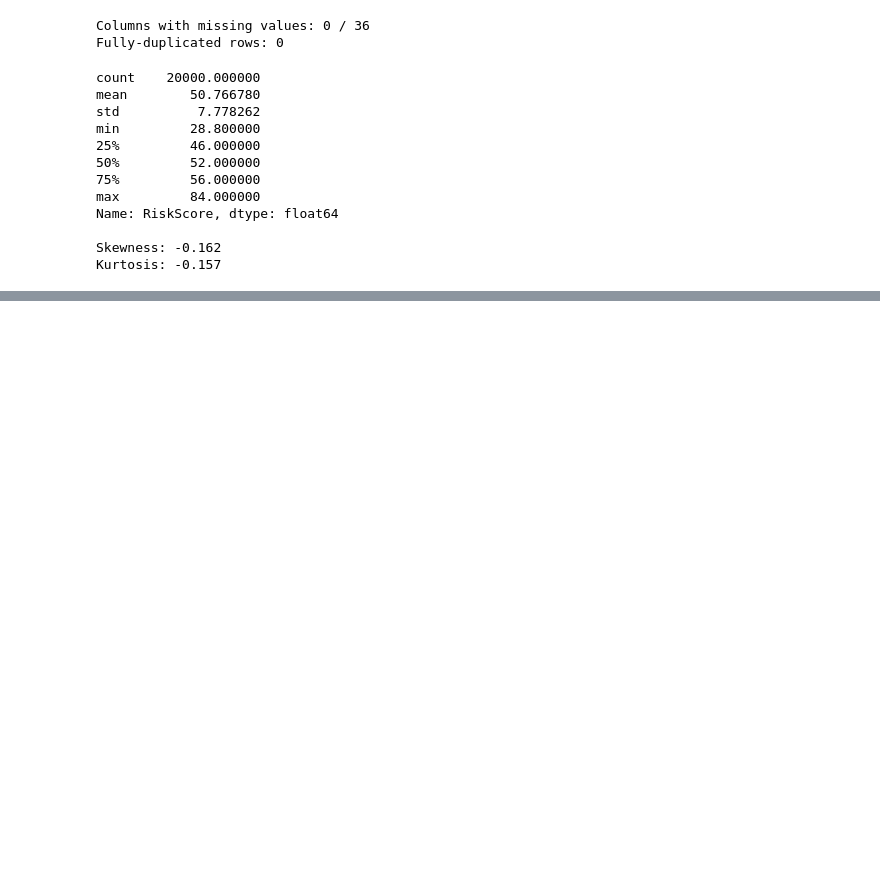
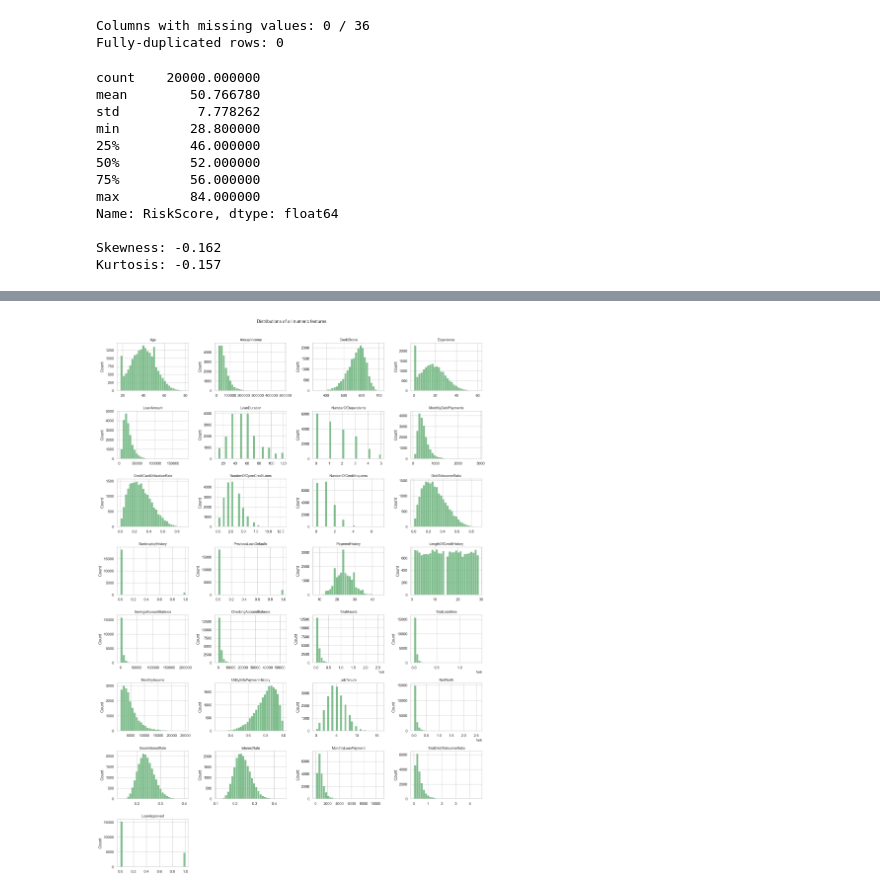
Before and after one commit to Isvarr/capstone_ml, a Jupyter notebook: credit_risk_regression.ipynb, the cells around one changed output, grey strips where cells are left out. Cells and saved outputs as stored; diff of their text form; code cells hidden in the pictures; blank space fills up the shorter version.

```diff
--- a/credit_risk_regression.ipynb
+++ b/credit_risk_regression.ipynb
@@ -101,0 +147,20 @@ Kurtosis: -0.157
+# %%
+n_cols = 4
+n_rows = int(np.ceil(len(numeric_features) / n_cols))
+fig, axes = plt.subplots(n_rows, n_cols, figsize=(4 * n_cols, 2.8 * n_rows))
+axes = axes.flatten()
+
+for ax, col in zip(axes, numeric_features):
+    sns.histplot(df[col], bins=30, ax=ax, color="#55A868")
+    ax.set_title(col, fontsize=10)
+    ax.set_xlabel("")
+
+for ax in axes[len(numeric_features):]:
+    ax.axis("off")
+
+fig.suptitle("Distributions of all numeric features", y=1.01, fontsize=13)
+plt.tight_layout()
+plt.savefig("numeric_feature_distributions.png", bbox_inches="tight")
+plt.show()
+# %% [output]
+[figure, added]
```
Also changed, not shown: parts of 14 cells of this notebook.
